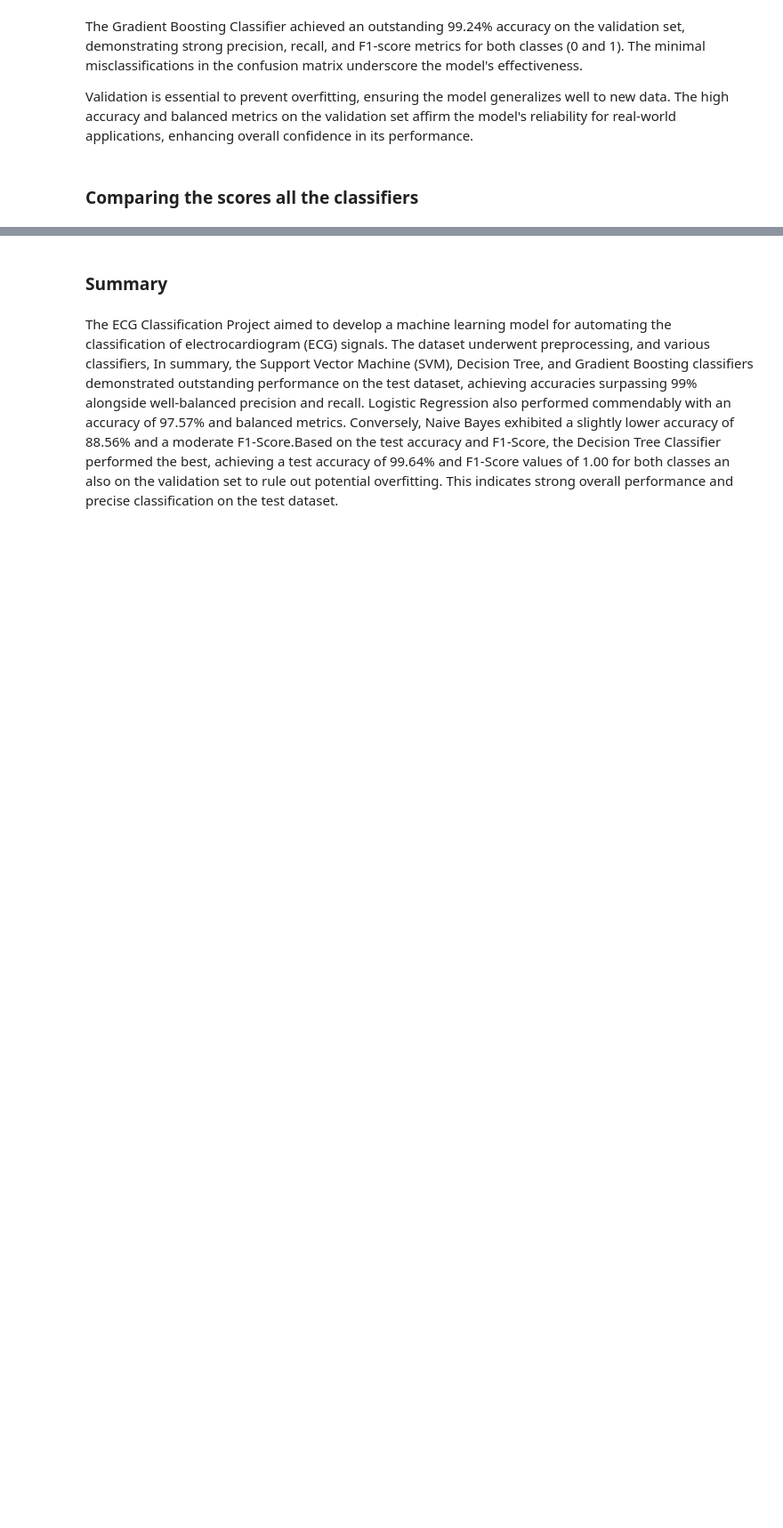
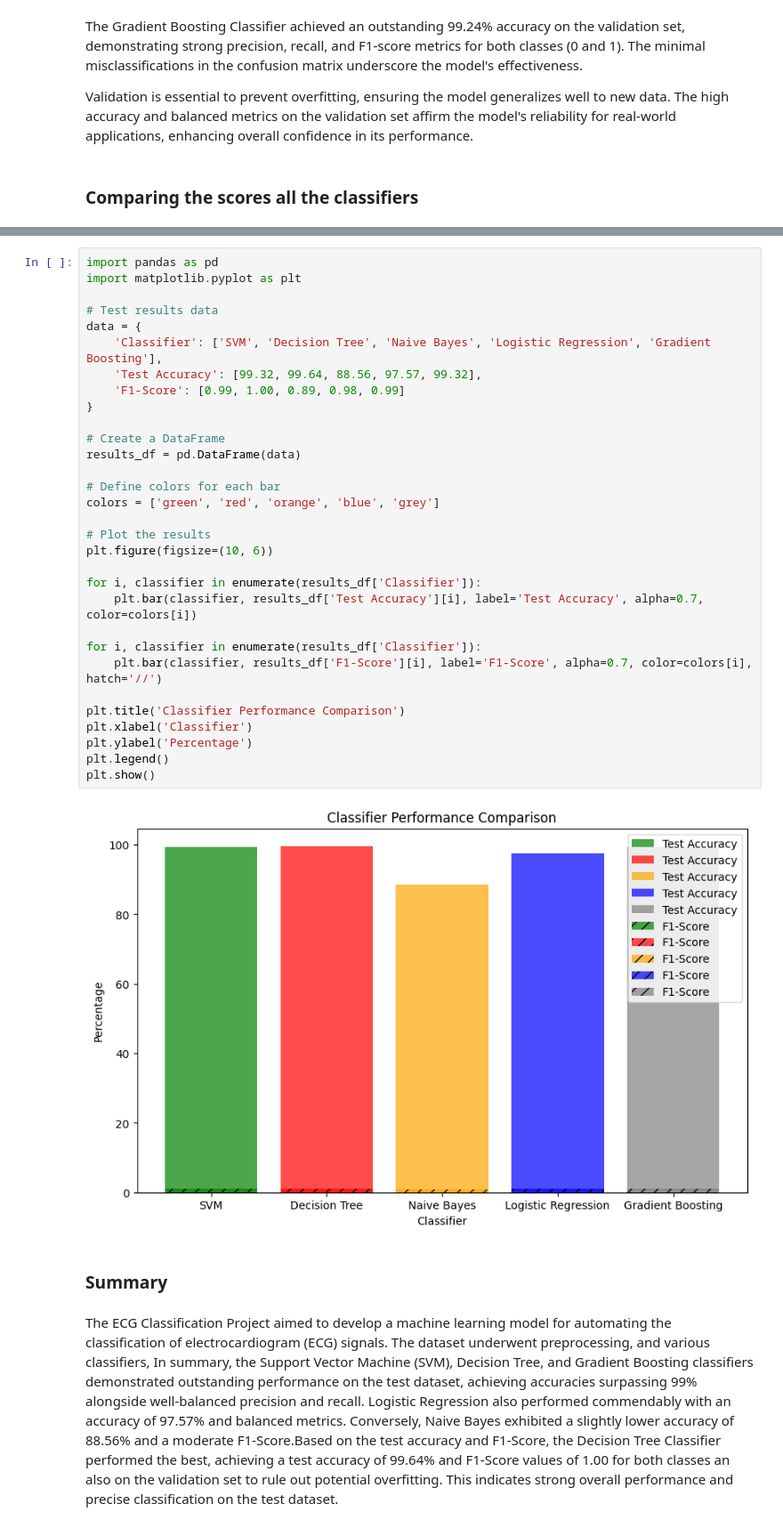
Before and after one commit to Ekeledirichukwu/ECG-ML-Classifier, a Jupyter notebook: EDA .ipynb, the cells around one changed output, grey strips where cells are left out. Shown at 89% size. Cells and saved outputs as stored; diff of their text form; blank space fills up the shorter version.

```diff
--- a/EDA .ipynb
+++ b/EDA .ipynb
@@ -833,3 +720,36 @@ plt.show()
+# %%
+import pandas as pd
+import matplotlib.pyplot as plt
+
+# Test results data
+data = {
+    'Classifier': ['SVM', 'Decision Tree', 'Naive Bayes', 'Logistic Regression', 'Gradient Boosting'],
+    'Test Accuracy': [99.32, 99.64, 88.56, 97.57, 99.32],
+    'F1-Score': [0.99, 1.00, 0.89, 0.98, 0.99]
+}
+
+# Create a DataFrame
+results_df = pd.DataFrame(data)
+
+# Define colors for each bar
+colors = ['green', 'red', 'orange', 'blue', 'grey']
+
+# Plot the results
+plt.figure(figsize=(10, 6))
+
+for i, classifier in enumerate(results_df['Classifier']):
+    plt.bar(classifier, results_df['Test Accuracy'][i], label='Test Accuracy', alpha=0.7, color=colors[i])
+
+for i, classifier in enumerate(results_df['Classifier']):
+    plt.bar(classifier, results_df['F1-Score'][i], label='F1-Score', alpha=0.7, color=colors[i], hatch='//')
+
+plt.title('Classifier Performance Comparison')
+plt.xlabel('Classifier')
+plt.ylabel('Percentage')
+plt.legend()
+plt.show()
+# %% [output]
+[figure, added]
 # %% [markdown]
 ### Summary
 # %% [markdown]
```
Also changed, not shown: parts of 6 cells of this notebook.
